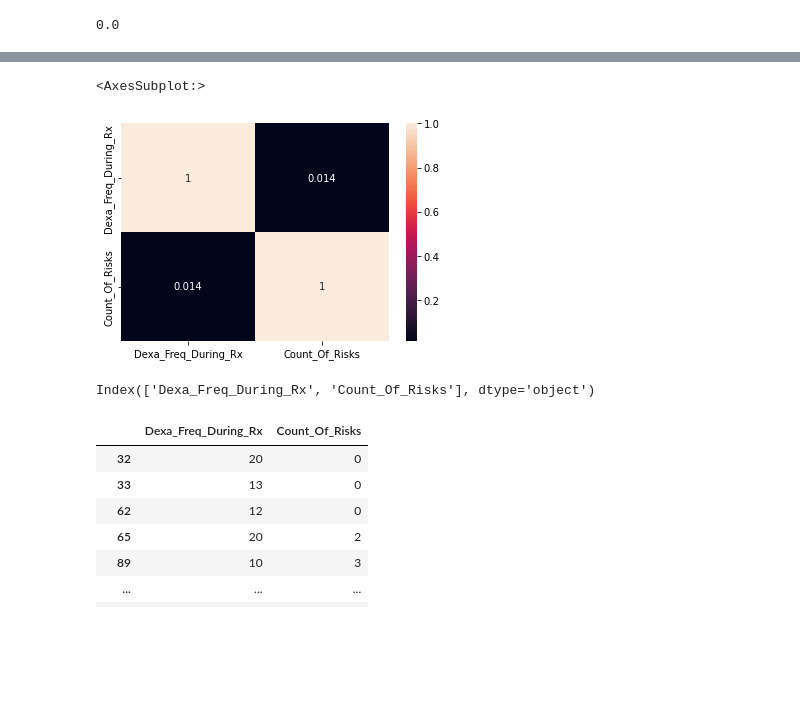
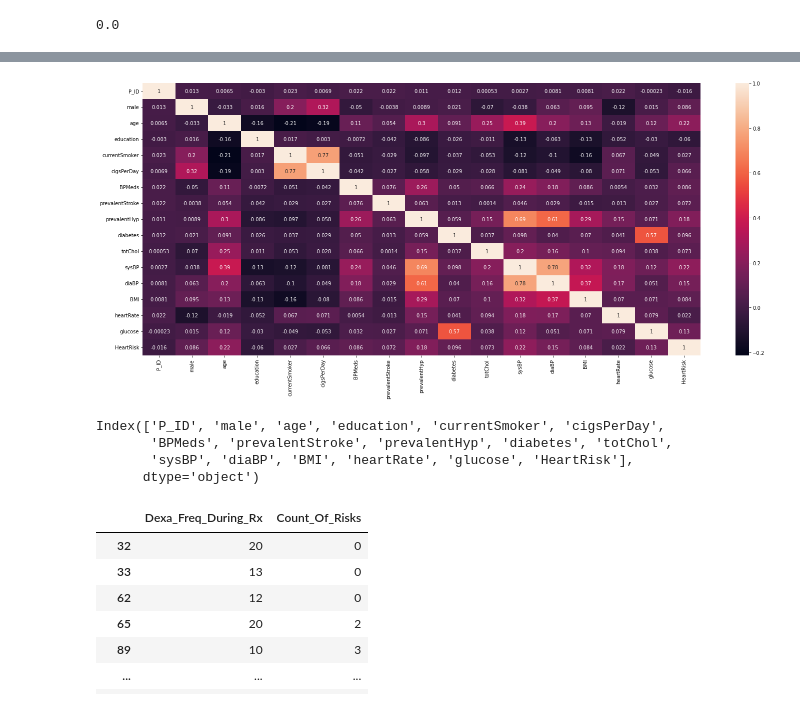
Before and after one commit to Nitin-Diwakar/Case-Study-Data-scientist-Challenge_dataset_Persistent_Non_Persistent, a Jupyter notebook: Untitled.ipynb, the cells around one changed output, grey strips where cells are left out. Saved outputs shown, nothing was run; the diff lists cells and outputs as text; code cells hidden in the pictures; blank space fills up the shorter version.

Commit message:
new dataset processing

```diff
--- a/Untitled.ipynb
+++ b/Untitled.ipynb
@@ -2,7 +2,7 @@
 import pandas as pd
 import numpy as np
 # %%
-df = pd.read_csv("dataset.csv")
+df = pd.read_excel("Dataset Heart Risk.xlsx")
 # %%
 df.shape
 # %% [output]
@@ -86,12 +131,16 @@ import seaborn as sns
 # %%
+plt.figure(figsize = (25,10))
 sns.heatmap(corr,annot = True)
+plt.show()
 # %% [output]
-<AxesSubplot:>
-[figure, old version]
+[figure, new version]
 # %%
 df_num.columns
 # %% [output]
-Index(['Dexa_Freq_During_Rx', 'Count_Of_Risks'], dtype='object')
+Index(['P_ID', 'male', 'age', 'education', 'currentSmoker', 'cigsPerDay',
+       'BPMeds', 'prevalentStroke', 'prevalentHyp', 'diabetes', 'totChol',
+       'sysBP', 'diaBP', 'BMI', 'heartRate', 'glucose', 'HeartRisk'],
+      dtype='object')
 # %%
 
 Q1 = df["Dexa_Freq_During_Rx"].quantile(0.25)
```
Also changed, not shown: parts of 11 cells of this notebook.
